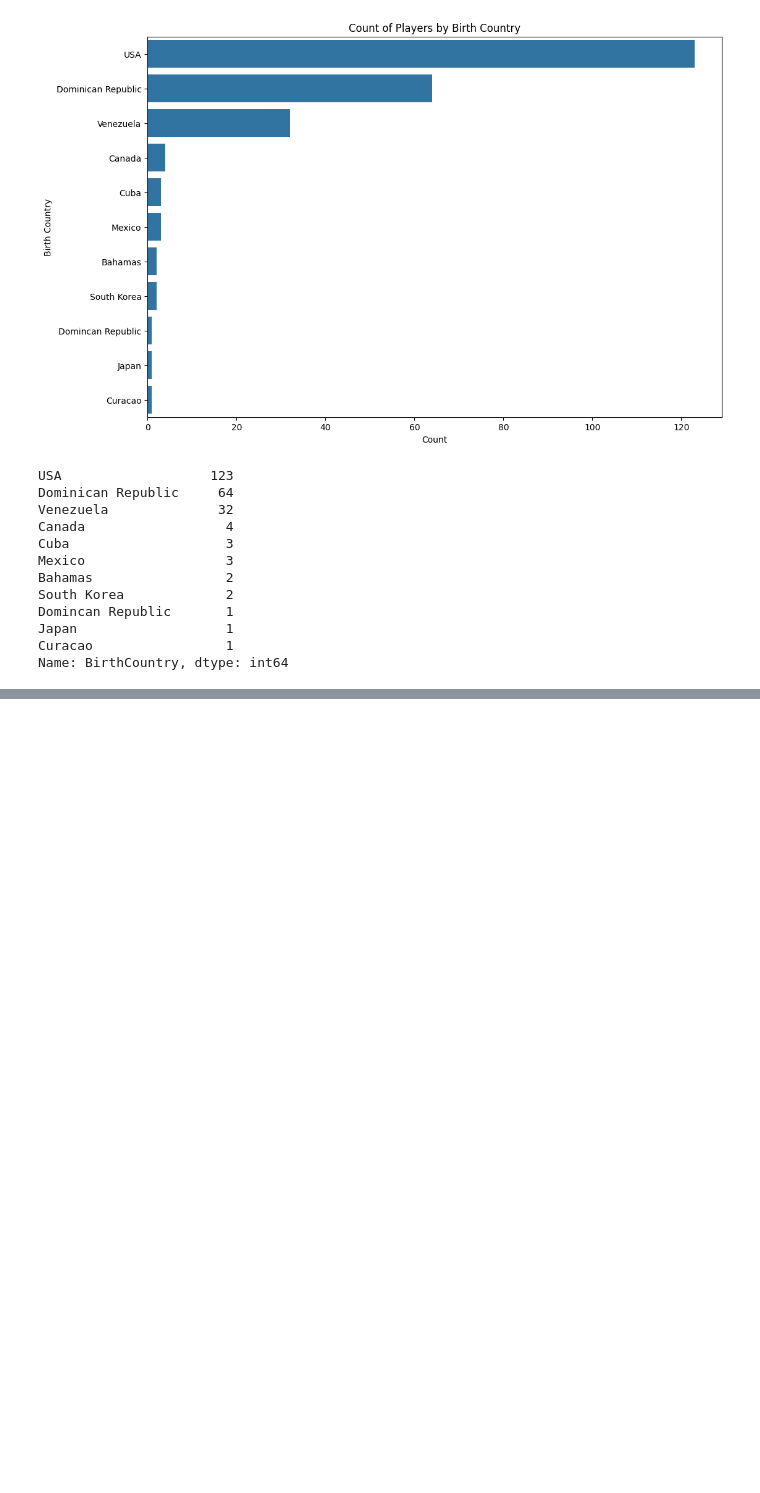
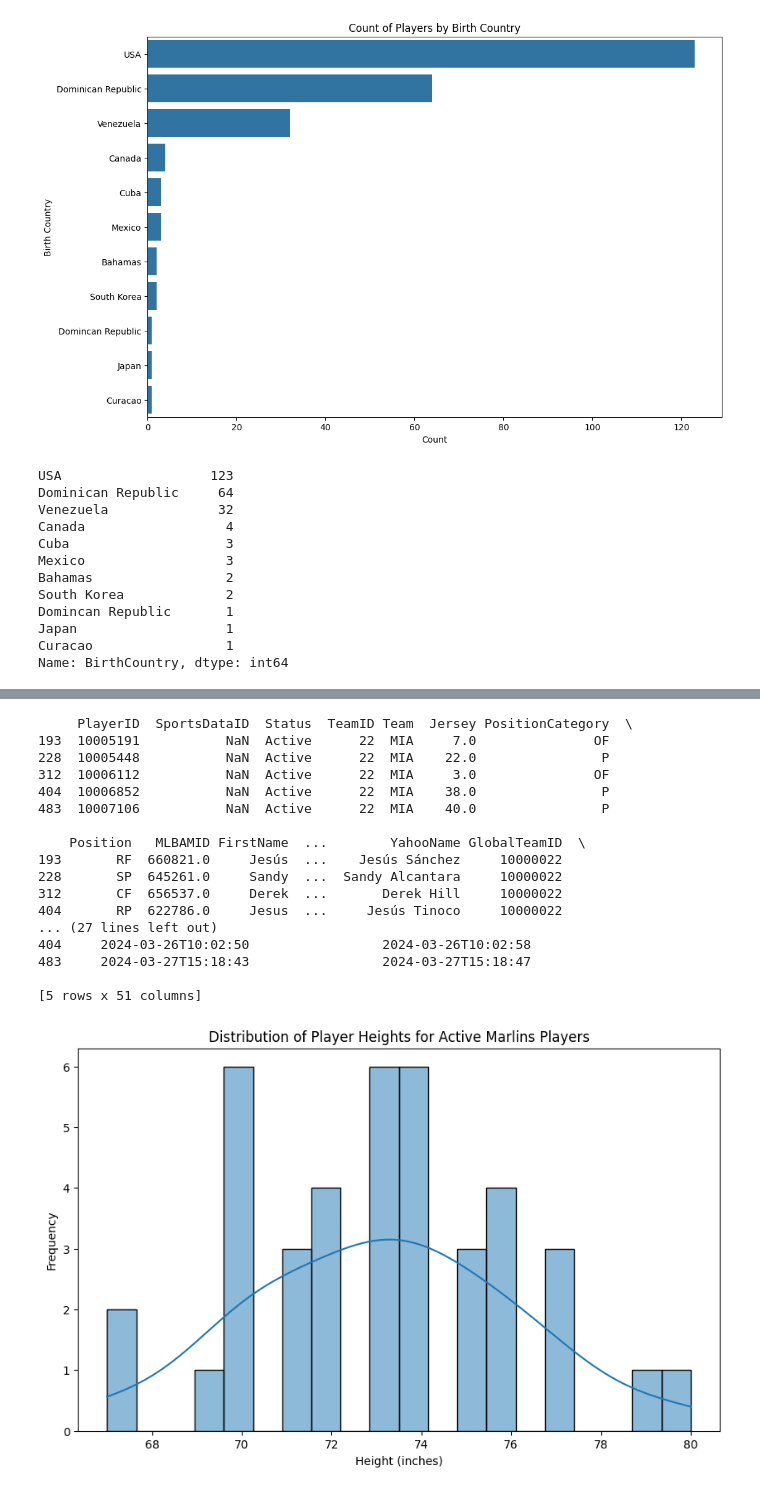
Before and after one commit to avidcyclist/baseball_data, a Jupyter notebook: data/data_playground.ipynb, the cells around one changed output, grey strips where cells are left out. Cells and saved outputs as stored; diff of their text form; code cells hidden in the pictures; blank space fills up the shorter version.

```diff
--- a/data/data_playground.ipynb
+++ b/data/data_playground.ipynb
@@ -231,0 +318,50 @@ See the caveats in the documentation: https://pandas.pydata.org/pandas-docs/stab
+# %%
+# Filter Marlins players from active players
+marlins_active_players = active_players[active_players['Team'] == 'MIA']
+
+# Display the first few rows of the filtered DataFrame
+print(marlins_active_players.head())
+
+# Example visualization: Distribution of player heights for active Marlins players
+plt.figure(figsize=(10, 6))
+sns.histplot(marlins_active_players['Height'], bins=20, kde=True)
+plt.title('Distribution of Player Heights for Active Marlins Players')
+plt.xlabel('Height (inches)')
+plt.ylabel('Frequency')
+plt.show()
+
+# Example visualization: Distribution of player weights for active Marlins players
+plt.figure(figsize=(10, 6))
+sns.histplot(marlins_active_players['Weight'], bins=20, kde=True)
+plt.title('Distribution of Player Weights for Active Marlins Players')
+plt.xlabel('Weight (lbs)')
+plt.ylabel('Frequency')
+plt.show()
+
+# Example visualization: Count of players by position category for active Marlins players
+plt.figure(figsize=(10, 6))
+sns.countplot(data=marlins_active_players, x='PositionCategory', order=marlins_active_players['PositionCategory'].value_counts().index)
+plt.title('Count of Players by Position Category for Active Marlins Players')
+plt.xlabel('Position Category')
+plt.ylabel('Count')
+plt.xticks(rotation=45)
+plt.show()
+# %% [output]
+     PlayerID  SportsDataID  Status  TeamID Team  Jersey PositionCategory  \
+193  10005191           NaN  Active      22  MIA     7.0               OF
+228  10005448           NaN  Active      22  MIA    22.0                P
+312  10006112           NaN  Active      22  MIA     3.0               OF
+404  10006852           NaN  Active      22  MIA    38.0                P
+483  10007106           NaN  Active      22  MIA    40.0                P
+
+    Position   MLBAMID FirstName  ...        YahooName GlobalTeamID  \
+193       RF  660821.0     Jesús  ...    Jesús Sánchez     10000022
+228       SP  645261.0     Sandy  ...  Sandy Alcantara     10000022
+312       CF  656537.0     Derek  ...       Derek Hill     10000022
+404       RP  622786.0     Jesus  ...     Jesús Tinoco     10000022
+... (27 lines left out)
+404     2024-03-26T10:02:50                 2024-03-26T10:02:58
+483     2024-03-27T15:18:43                 2024-03-27T15:18:47
+
+[5 rows x 51 columns]
+[figure, added]
```
Also changed, not shown: parts of 10 cells of this notebook.
